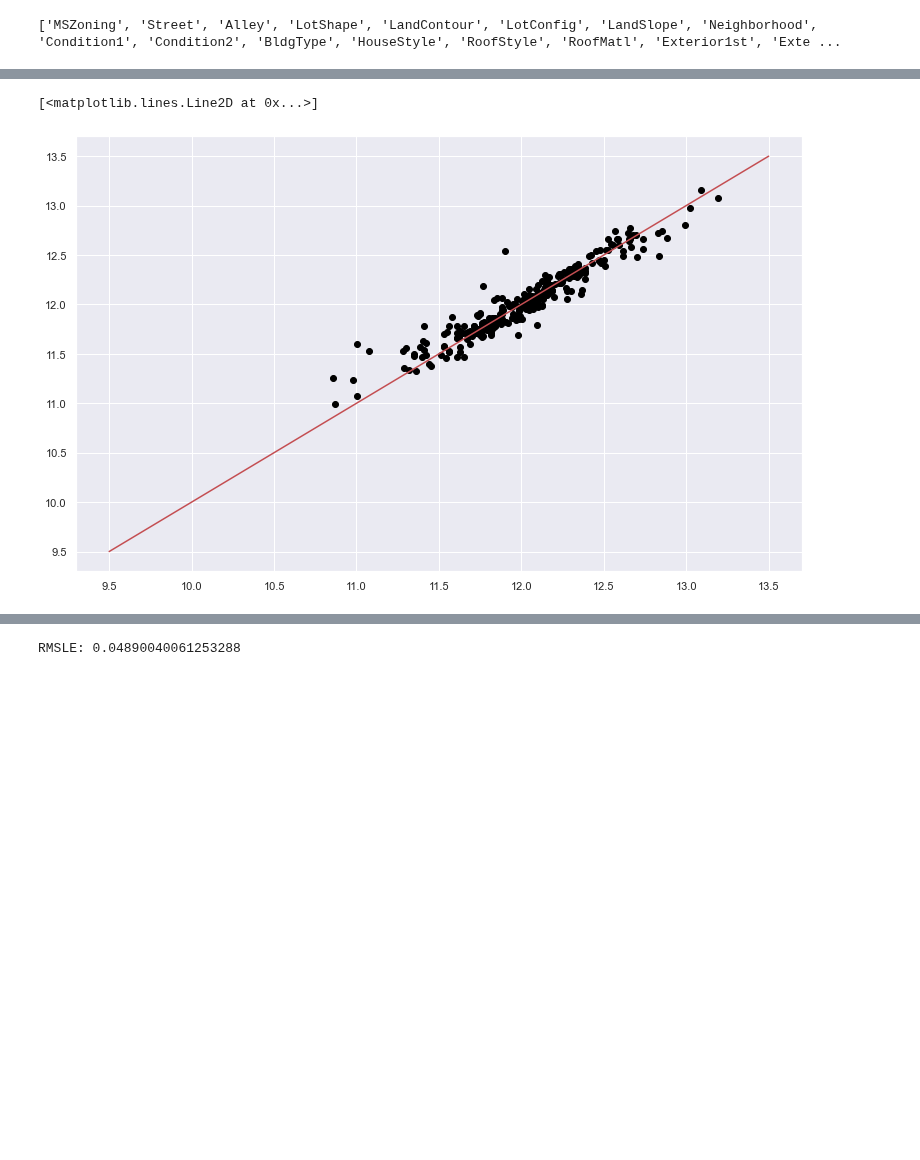
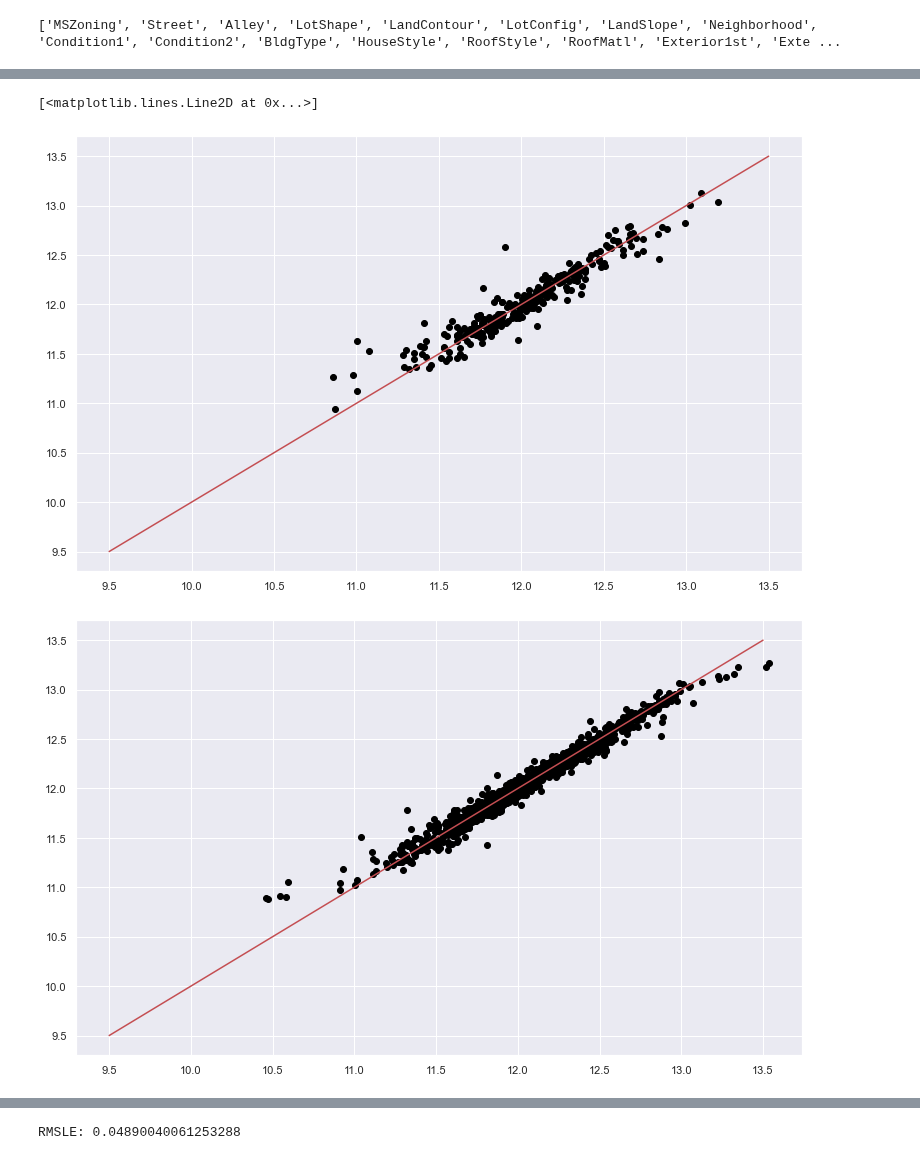
Before and after one commit to Altair200333/ML_tasks, a Jupyter notebook: task4/lgbm_submit.ipynb, the cells around one changed output, grey strips where cells are left out. Cells and saved outputs as stored; diff of their text form; code cells hidden in the pictures; blank space fills up the shorter version.

Commit message:
plot

```diff
--- a/task4/lgbm_submit.ipynb
+++ b/task4/lgbm_submit.ipynb
@@ -184,10 +184,15 @@ RMSLE: 0.11706421168400921
 # %%
 plt.figure(figsize=(13,8))
 plt.scatter(y_test, lbg_model.predict(X_test), color='black')
 plt.plot(np.linspace(9.5, 13.5, 2), np.linspace(9.5, 13.5, 2), c = 'r')
+
+plt.figure(figsize=(13,8))
+plt.scatter(y_train, lbg_model.predict(X_train), color='black')
+plt.plot(np.linspace(9.5, 13.5, 2), np.linspace(9.5, 13.5, 2), c = 'r')
 # %% [output]
 [<matplotlib.lines.Line2D at 0x...>]
-[figure, old version]
+[figure, new version]
+[figure, added]
 # %%
 lgb.plot_metric(lbg_model, figsize  = (10,7))
 # %% [output]
```
Also changed, not shown: parts of 4 cells of this notebook, 7 other files.
